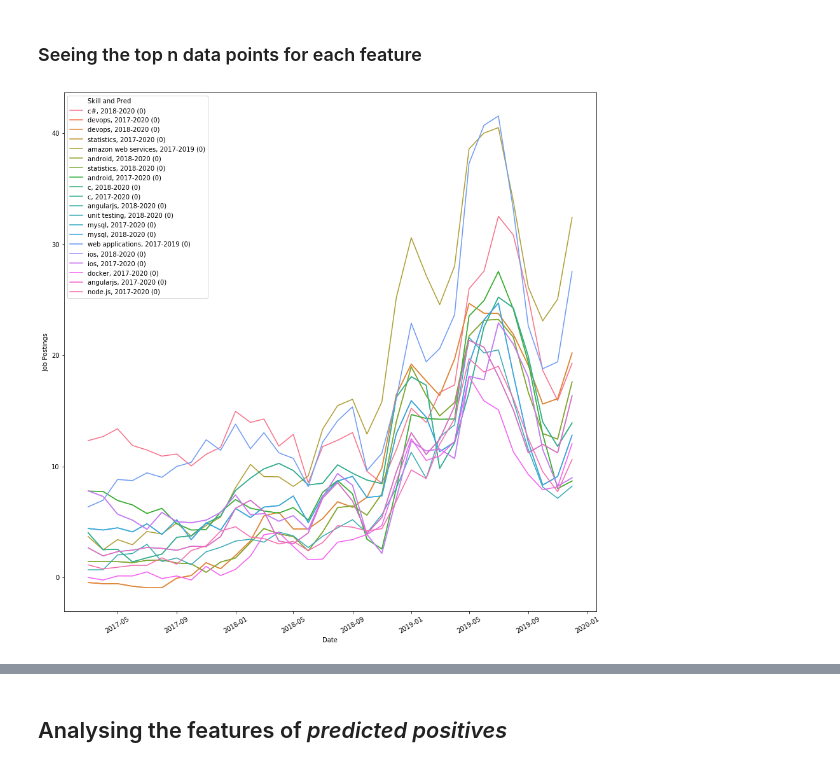
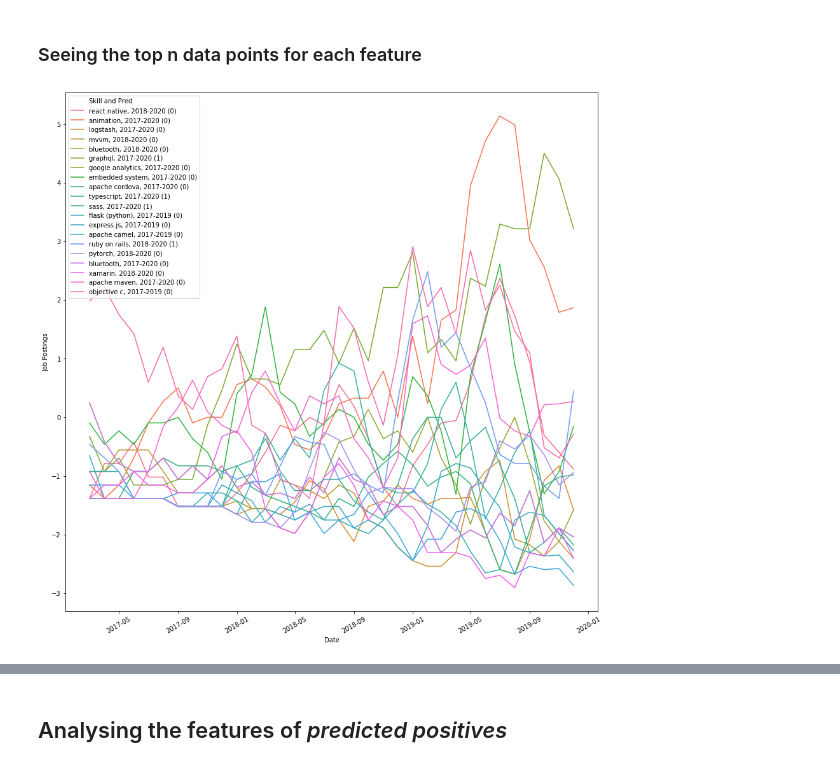
Before and after one commit to RamtinYazdanian/job_skill_trend_analysis, a Jupyter notebook: notebooks/emerging_skill_analysis.ipynb, the cells around one changed output, grey strips where cells are left out. Saved outputs shown, nothing was run; the diff lists cells and outputs as text; code cells hidden in the pictures.

Commit message:
bulk training, predictions for all

```diff
--- a/notebooks/emerging_skill_analysis.ipynb
+++ b/notebooks/emerging_skill_analysis.ipynb
@@ -429,12 +436,12 @@ df_x_datapoints_with_ground_truth.tsfresh.values[0].size
 # Create train/test split and then perform pre-normalisation and PCA.
 sampled_train_x_df, sampled_test_x_df, sampled_train_y_df, sampled_test_y_df = \
     create_train_test_split(df_x_datapoints_with_ground_truth, df_y_all,
-                            test_proportion=0.3, class_balanced=True, random_state=4)
+                            test_proportion=0.3, class_balanced=True, random_state=5)
 
-sampled_train_x_df, sampled_test_x_df, pca_model, pre_normaliser, throwaway = \
+sampled_train_x_df, sampled_test_x_df, pca_model, pre_normaliser, throwaway, feature_selection_model = \
     pre_normalise_and_pca(sampled_train_x_df, sampled_test_x_df, sampled_train_y_df, sampled_test_y_df,
-                         n_features=60, pre_normaliser=RobustScaler(),
-                         post_normaliser=None, do_pca=True)
+             n_pca_features=60, n_selection_features=None, pre_normaliser=RobustScaler(quantile_range=(10,90)),
+                 post_normaliser=None, pca_first=True)
 # %% [markdown]
 Let's see how many members each class has.
 # %%
@@ -469,16 +476,16 @@ feature_type_to_use = 'tsfresh'
 # Run cross_validate_with_quantile with the appropriate feature column name.
 # Set C_LIST and QUANTILES through utilities/params.py
 # normaliser = RobustScaler(with_centering=True, with_scaling=True, quantile_range=(40, 60))
-# normaliser = RobustScaler(with_centering=True, with_scaling=True, quantile_range=(20, 80))
+# normaliser = RobustScaler(with_centering=True, with_scaling=True, quantile_range=(5, 95))
 # normaliser = RobustScaler(with_scaling=False)
 # normaliser = RobustScaler(with_scaling=False, with_centering=False)
 # normaliser = StandardScaler(with_std=False)
 normaliser = StandardScaler(with_std=True)
 best_model, best_c, best_q, best_score, rawpop_upper_bound_dict = \
     cross_validate_with_quantile(resulting_dfs, log_features_df, normaliser=normaliser,
-             features_col=feature_type_to_use, c_list= np.logspace(start=-6, stop=2, num=9, base=10),
-                                 quantiles=np.linspace(0.80, 0.95, num=4), model_to_use='logreg',
-                                 eval_type='f1')
+             features_col=feature_type_to_use, c_list= np.logspace(start=-4, stop=4, num=9, base=10),
+                                 quantiles=np.linspace(0.8, 0.95, num=4), model_to_use='logreg',
+                                 eval_type='f1', aggregated_skills=False)
 # %% [output]
 tsfresh
 QUANTILE: 0.8
@@ -951,7 +826,7 @@ tsfresh_feature_names
 # %% [markdown]
 ### Seeing the top n data points for each feature
 # %%
-feature_number = 0
+feature_number = 49
 n_skills_to_get = 20
 preds_to_get = 'both'
 pos_neg_or_both = 'both'
@@ -969,31 +844,31 @@ elif preds_to_get == 'neg':
     preds_to_look_at = preds_to_look_at.loc[preds_to_look_at.pred == 0]
 else:
     preds_to_look_at = preds_to_look_at
 
 if pos_neg_or_both == 'pos':
     top_datapoints = (np.argsort(series_to_matrix(preds_to_look_at['tsfresh'])
                              [:, feature_number])[-n_skills_to_get:])[::-1].flatten()
 elif pos_neg_or_both == 'neg':
     top_datapoints = (np.argsort(-series_to_matrix(preds_to_look_at['tsfresh'])
                              [:, feature_number])[-n_skills_to_get:])[::-1].flatten()
 else:
     top_datapoints = (np.argsort(np.abs(series_to_matrix(preds_to_look_at['tsfresh'])
                              [:, feature_number]))[-n_skills_to_get:])[::-1].flatten()
 top_skills = preds_to_look_at.iloc[top_datapoints].common_key.values
 top_skill_labels = preds_to_look_at.iloc[top_datapoints].pred.values
 skill_to_label = {top_skills[i]: top_skill_labels[i] for i in range(len(top_skills))}
 multi_skill_df = multiple_skill_pop_profiles(group_time_steps_together(skills_df, 1, True),
                                            top_skills, 'log', time_period=TIME_PERIODS['2017-2020'],
                           normaliser=log_mean, smooth='movingavg')
 multi_skill_df['Skill and Pred'] = multi_skill_df['common_key'].apply(lambda x:
                                                                  x.replace('_', ', ') +
                                                                       ' (' + str(int(skill_to_label[x])) + ')')
 ax = plt.figure(num=1, figsize=(15,15))
 sns.lineplot(x='Date', y='Job Postings', data=multi_skill_df, hue='Skill and Pred')
 # plt.hlines(one_skill_df['Job Postings'].mean(),
 #            TIME_PERIODS['2017-2020'][0], TIME_PERIODS['2017-2020'][1], colors=['blue'], linestyles='dashdot')
 # sns.lineplot(x='Date', y='Total', data=log_mean.assign(Total=-log_mean.Total), markers=['dashdot'], color='black')
 plt.xticks(rotation=30)
 plt.show()
 # %% [output]
-[figure, old version]
+[figure, new version]
```
Also changed, not shown: parts of 49 cells of this notebook.
